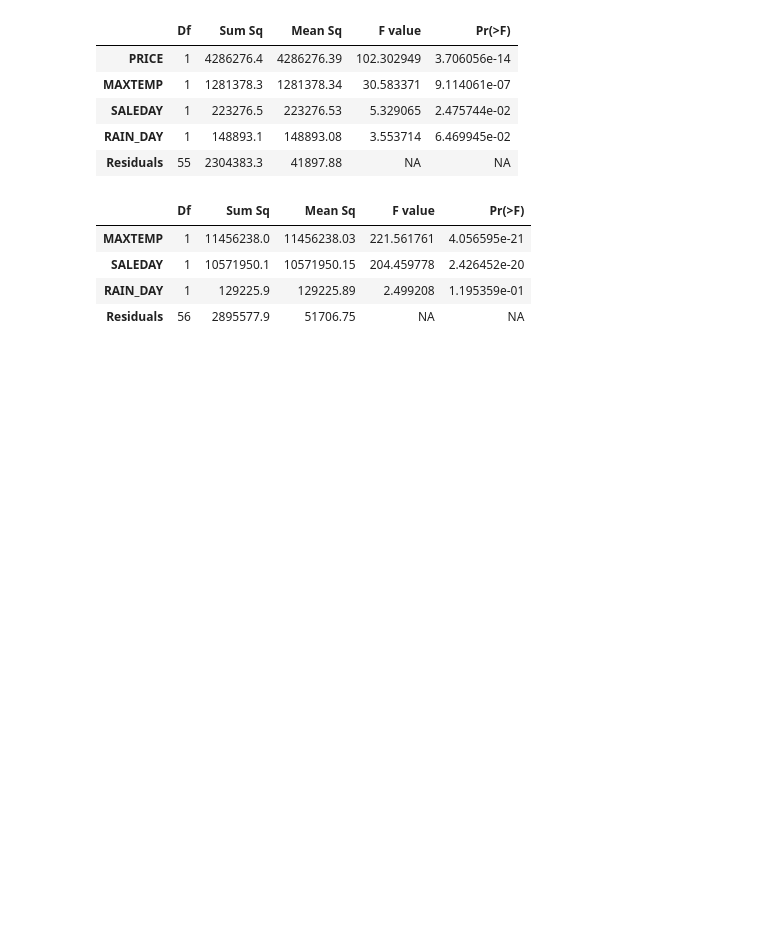
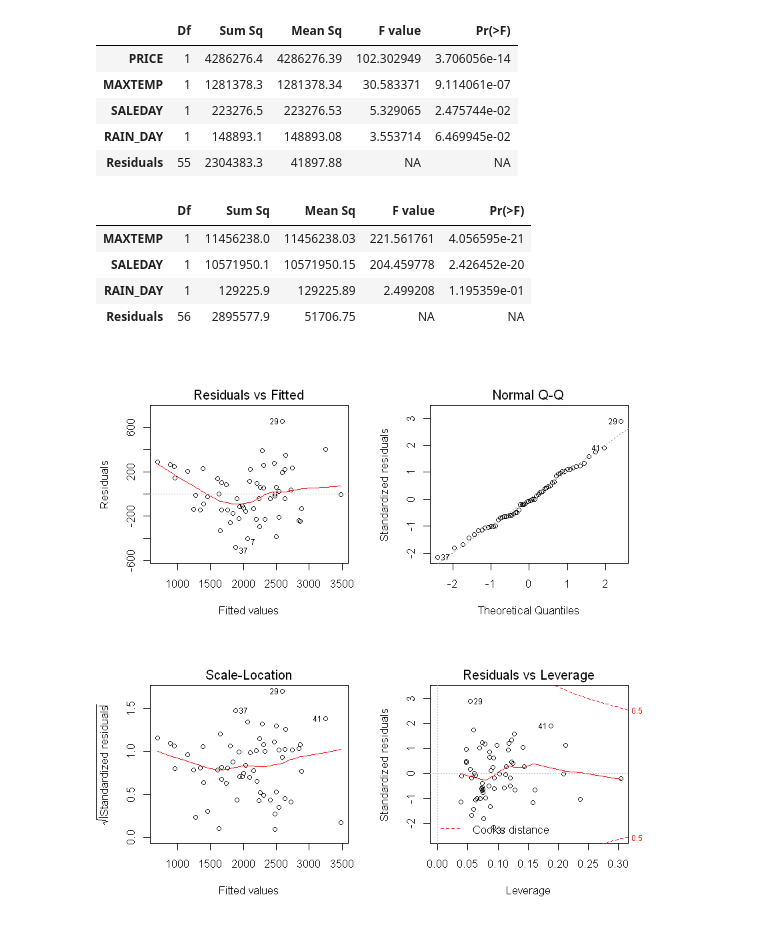
Before and after one commit to chosk2719/R, a Jupyter notebook: Project/Project.ipynb, the cells around one changed output. Cells and saved outputs as stored; diff of their text form; code cells hidden in the pictures; blank space fills up the shorter version.

```diff
--- a/Project/Project.ipynb
+++ b/Project/Project.ipynb
@@ -244,3 +244,8 @@ anova(both3)
 | SALEDAY | 1 | 10571950.1 | 10571950.15 | 204.459778 | 2.426452e-20 |
 | RAIN_DAY | 1 | 129225.9 | 129225.89 | 2.499208 | 1.195359e-01 |
 | Residuals | 56 | 2895577.9 | 51706.75 | NA | NA |
+# %%
+par(mfrow=c(2, 2))
+plot(both1)
+# %% [output]
+[figure, added]
```
Also changed, not shown: parts of 2 cells of this notebook, 1 other file.
